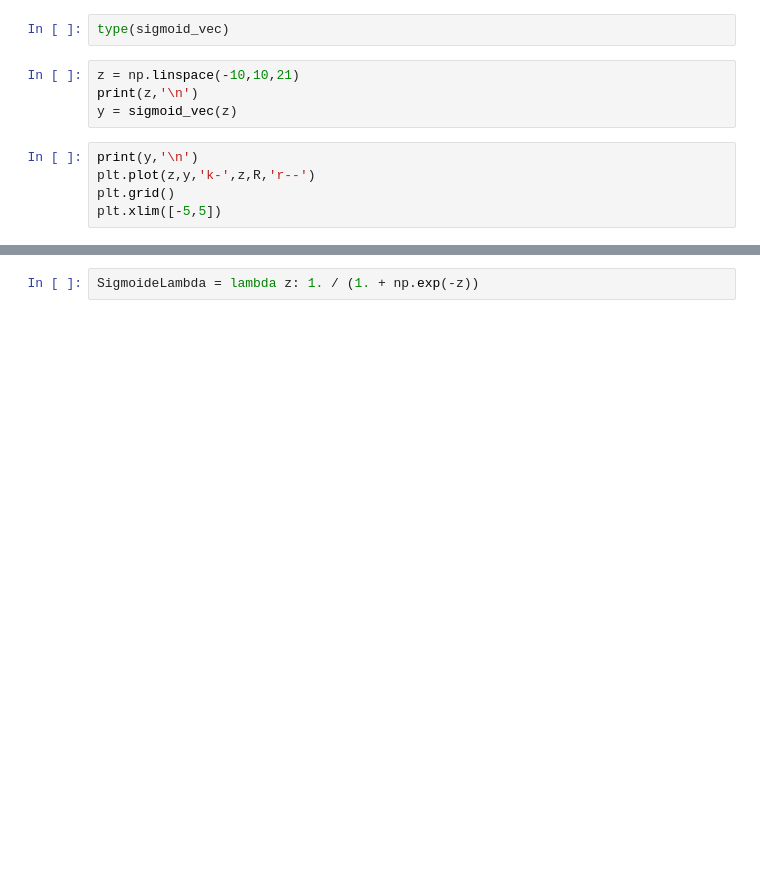
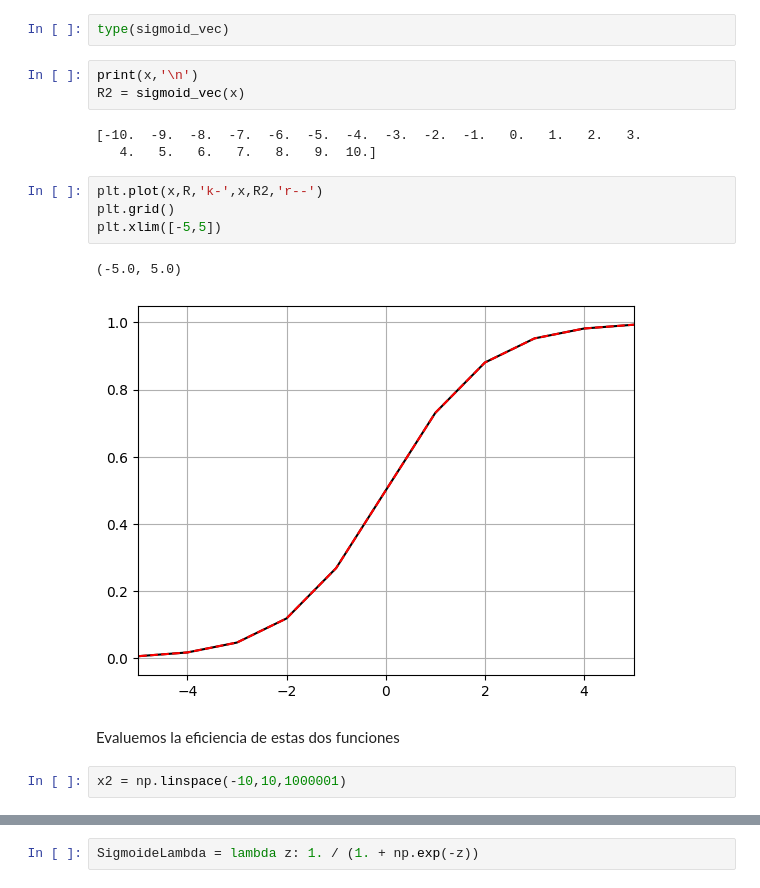
Before and after one commit to estebangonzalezITM/ProgramacionAvanzada_2026-1, a Jupyter notebook: Notebooks/10_Numpy.ipynb, the cells around one changed output, grey strips where cells are left out. Cells and saved outputs as stored; diff of their text form; blank space fills up the shorter version.

```diff
--- a/Notebooks/10_Numpy.ipynb
+++ b/Notebooks/10_Numpy.ipynb
@@ -1103,12 +1446,20 @@ help(np.vectorize)
 sigmoid_vec = np.vectorize(sigmoid)
 # %%
 type(sigmoid_vec)
-# %%
-z = np.linspace(-10,10,21)
-print(z,'\n')
-y = sigmoid_vec(z)
+# %%
+print(x,'\n')
+R2 = sigmoid_vec(x)
+# %% [output]
+[-10.  -9.  -8.  -7.  -6.  -5.  -4.  -3.  -2.  -1.   0.   1.   2.   3.
+   4.   5.   6.   7.   8.   9.  10.]
 # %%
-print(y,'\n')
-plt.plot(z,y,'k-',z,R,'r--')
+plt.plot(x,R,'k-',x,R2,'r--')
 plt.grid()
 plt.xlim([-5,5])
+# %% [output]
+(-5.0, 5.0)
+[figure, added]
+# %% [markdown]
+Evaluemos la eficiencia de estas dos funciones
+# %%
+x2 = np.linspace(-10,10,1000001)
```
Also changed, not shown: parts of 141 cells of this notebook.
